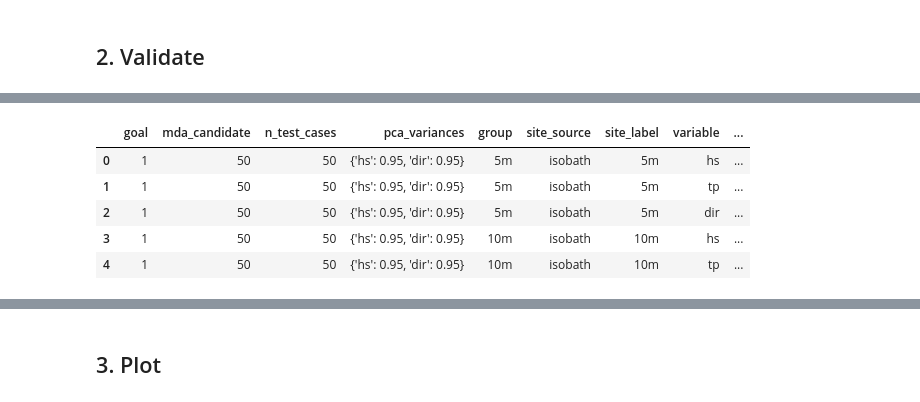
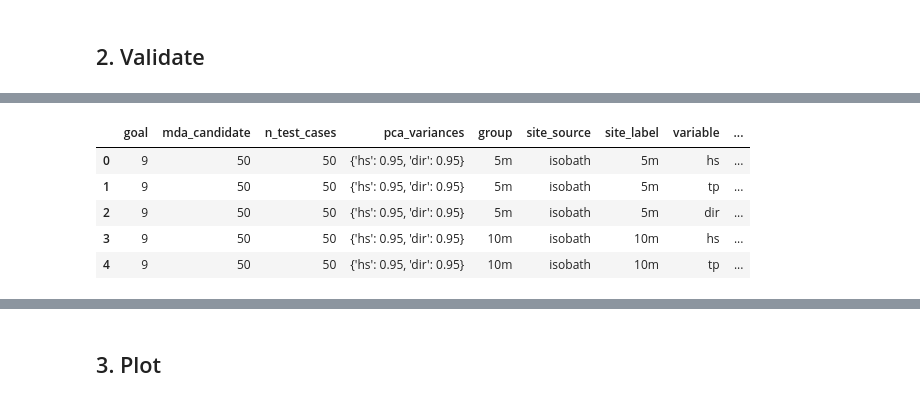
Before and after one commit to GeoOcean/HyGloW, a Jupyter notebook: Samoa/06_Validate_Metamodel.ipynb, the cells around one changed output, grey strips where cells are left out. Saved outputs shown, nothing was run; the diff lists cells and outputs as text; code cells hidden in the pictures.

```diff
--- a/Samoa/06_Validate_Metamodel.ipynb
+++ b/Samoa/06_Validate_Metamodel.ipynb
@@ -76,6 +76,6 @@ If this is originated by using few times, please check 'nan_threshold_to_drop' p
 ## 2. Validate
 # %%
 # Metrics for every MDA size → outputs/goal_01/validation_metrics.csv
-metrics = val.sweep(goal)
+metrics = val.sweep("9")
 metrics.head()
 # %% [output]
@@ -87,9 +87,9 @@ metrics.head()
 |  | goal | mda_candidate | n_test_cases | pca_variances | group | site_source | site_label | variable | ... |
-| 0 | 1 | 50 | 50 | {'hs': 0.95, 'dir': 0.95} | 5m | isobath | 5m | hs | ... |
-| 1 | 1 | 50 | 50 | {'hs': 0.95, 'dir': 0.95} | 5m | isobath | 5m | tp | ... |
-| 2 | 1 | 50 | 50 | {'hs': 0.95, 'dir': 0.95} | 5m | isobath | 5m | dir | ... |
-| 3 | 1 | 50 | 50 | {'hs': 0.95, 'dir': 0.95} | 10m | isobath | 10m | hs | ... |
-| 4 | 1 | 50 | 50 | {'hs': 0.95, 'dir': 0.95} | 10m | isobath | 10m | tp | ... |
+| 0 | 9 | 50 | 50 | {'hs': 0.95, 'dir': 0.95} | 5m | isobath | 5m | hs | ... |
+| 1 | 9 | 50 | 50 | {'hs': 0.95, 'dir': 0.95} | 5m | isobath | 5m | tp | ... |
+| 2 | 9 | 50 | 50 | {'hs': 0.95, 'dir': 0.95} | 5m | isobath | 5m | dir | ... |
+| 3 | 9 | 50 | 50 | {'hs': 0.95, 'dir': 0.95} | 10m | isobath | 10m | hs | ... |
+| 4 | 9 | 50 | 50 | {'hs': 0.95, 'dir': 0.95} | 10m | isobath | 10m | tp | ... |
 # %%
 val.plot_sweep(metrics, by="bulk")
 plt.show()
```
Also changed, not shown: parts of 5 cells of this notebook, 9 other files.
